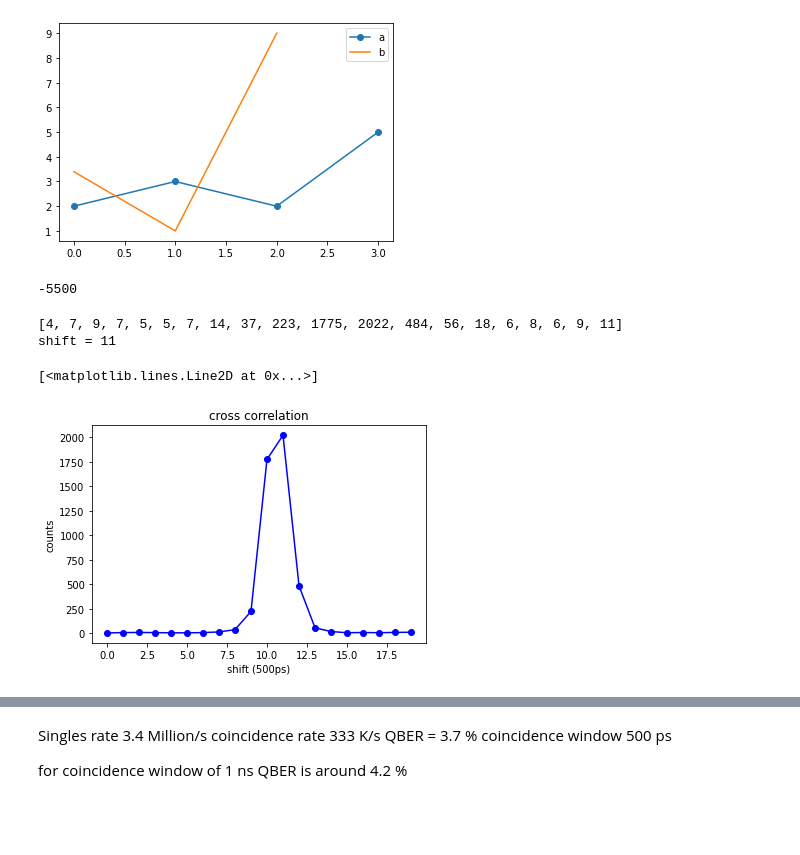
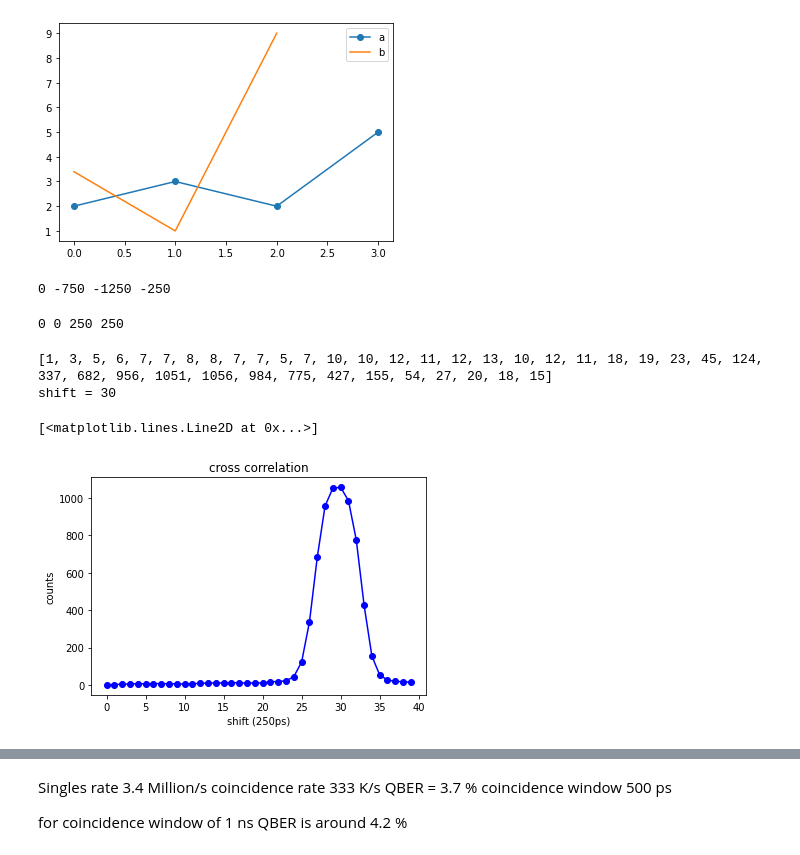
Before and after one commit to tanvirulz/qkd-table-top-v2, a Jupyter notebook: SwabianCoincidence.ipynb, the cells around one changed output, grey strips where cells are left out. Saved outputs shown, nothing was run; the diff lists cells and outputs as text; code cells hidden in the pictures; blank space fills up the shorter version.

```diff
--- a/SwabianCoincidence.ipynb
+++ b/SwabianCoincidence.ipynb
@@ -175,12 +259,12 @@ def coincount(at,ad,bt,bd,amd=H,bmd=H,cwindow=1000,shift=0 ):
 #x = coincount(astamps, achannel,bstamps, bchannel, H, H,cwindow=1000,shift=0)
 #x
 # %%
-def g2_heisto(at,ad,bt,bd,amd=H,bmd=H,cwindow=1000,search_steps=10,search_direction=1):
+def g2_heisto(at,ad,bt,bd,amd=H,bmd=H,cwindow=1000,search_steps=10, step_size_ps = 500,search_direction=1):
     heisto = []
     i = 0
     count = 0
     while(i<search_steps):
-        shift = i*cwindow*search_direction
+        shift = i*step_size_ps*search_direction
         count = coincount(at, ad,bt, bd, amd,bmd,cwindow=cwindow,shift=shift)
         #print (count)
         heisto.append(count)
@@ -251,22 +322,30 @@ plt.show()
 # %% [output]
 [figure]
 # %%
-def correct_timestamp(stamps,detectors,sH=0,sV=0,sA=0,sD=0):
+def correct_timestamp(stamps,detectors,step_size_ps=250,sH=0,sV=0,sA=0,sD=0):
     cstamp=[]
     ts = 0
     for (s,d) in zip (stamps,detectors):
         ts = s
         if(d==H):
-            ts+=sH
+            ts+=sH*step_size_ps
         elif(d==V):
-            ts+=sV
+            ts+=sV*step_size_ps
         elif(d==A):
-            ts+=sA
+            ts+=sA*step_size_ps
         elif(d==D):
-            ts+=sD
+            ts+=sD*step_size_ps
         cstamp.append(ts)
+
+    print (step_size_ps*sH,step_size_ps*sV,step_size_ps*sA,step_size_ps*sD)
+
     return cstamp
 # %%
 #correct alice HV delay missmatch add 500ps to alice's V
-astamps_corrected = correct_timestamp(astamps,achannel,sH=0,sV=-1*500,sA=0,sD=-2*500)
+#astamps_corrected = correct_timestamp(astamps,achannel,sH=0,sV=-1*500,sA=0,sD=-2*500) #28 july data
+#astamps_corrected = correct_timestamp(astamps,achannel,sH=0,sV=-2*500,sA=0,sD=-2*500) # 24 Aug data
+#astamps_corrected = correct_timestamp(astamps,achannel,sH=0,sV=-2*500,sA=-3*500,sD=-1*500) # 23rd Oct data
+astamps_corrected = correct_timestamp(astamps,achannel,step_size_ps=250,sH=0,sV=-3,sA=-5,sD=-1) # 26rd Oct data
+# %% [output]
+0 -750 -1250 -250
 # %%
@@ -274,27 +353,28 @@ astamps_corrected = correct_timestamp(astamps,achannel,sH=0,sV=-1*500,sA=0,sD=-2
 #print (h)
 #h.index(max(h))
 # %%
-#correct Bob
+### correct Bob
 # add 7 To Bob's A basis
-bstamps_corrected = correct_timestamp(bstamps,bchannel,sH=0,sV=1*500,sA=-5*500,sD=1*500)
+#bstamps_corrected = correct_timestamp(bstamps,bchannel,sH=0,sV=1*500,sA=-5*500,sD=1*500) # 28 july data
+#bstamps_corrected = correct_timestamp(bstamps,bchannel,sH=0,sV=1*500,sA=1*500,sD=1*500) # 24 Aug data
+#bstamps_corrected = correct_timestamp(bstamps,bchannel,sH=0,sV=-1*500,sA=0,sD=0) # 23rd Oct data
+bstamps_corrected = correct_timestamp(bstamps,bchannel,step_size_ps = 250, sH=0,sV=0,sA=1,sD=1) # 26rd Oct data
+# %% [output]
+0 0 250 250
-# %%
--11*500
-# %% [output]
--5500
 # %%
-# HH HD DD DV VV HA AA
-h = g2_heisto(astamps_corrected, achannel,bstamps_corrected, bchannel, amd=A,bmd=A,cwindow=500,search_steps=20,search_direction=-1)
+# HH H(D) (D)D D(V) (V)V H(A) (A)A
+h = g2_heisto(astamps_corrected, achannel,bstamps_corrected, bchannel, amd=A, bmd=A,cwindow=750,search_steps=40,step_size_ps = 250,search_direction=-1)
 print (h)
 print("shift =",h.index(max(h)))
 plt.title('cross correlation')
-plt.xlabel("shift (500ps)")
+plt.xlabel("shift (250ps)")
 plt.ylabel("counts")
 plt.plot(h,'-bo')
 # %% [output]
-[4, 7, 9, 7, 5, 5, 7, 14, 37, 223, 1775, 2022, 484, 56, 18, 6, 8, 6, 9, 11]
-shift = 11
+[1, 3, 5, 6, 7, 7, 8, 8, 7, 7, 5, 7, 10, 10, 12, 11, 12, 13, 10, 12, 11, 18, 19, 23, 45, 124, 337, 682, 956, 1051, 1056, 984, 775, 427, 155, 54, 27, 20, 18, 15]
+shift = 30
 [<matplotlib.lines.Line2D at 0x...>]
-[figure, old version]
+[figure, new version]
 # %%
 hh = {}
 # %%
```
Also changed, not shown: parts of 34 cells of this notebook.
